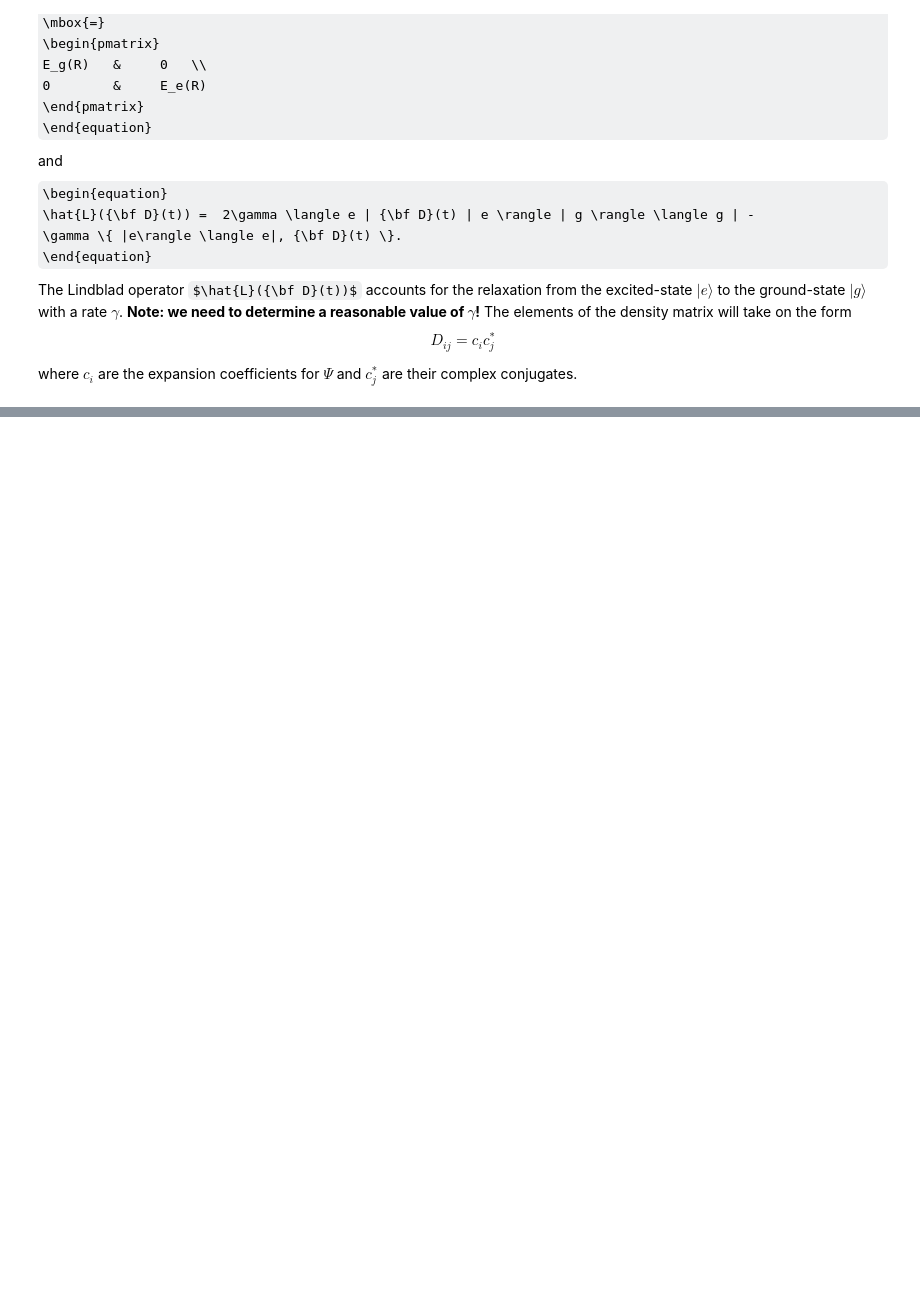
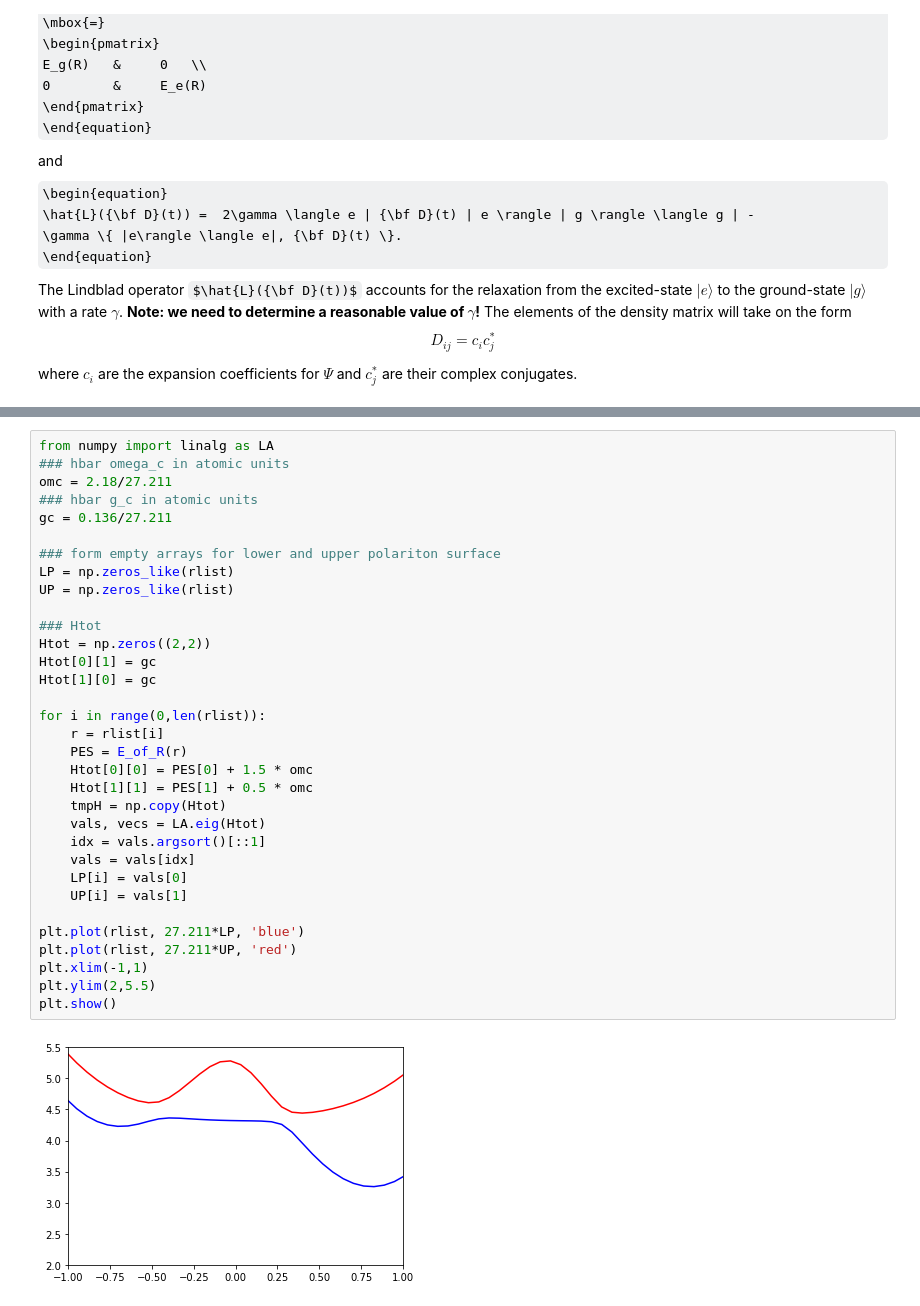
Before and after one commit to FoleyLab/PyCQED, a Jupyter notebook: Polariton_Hamiltonian.ipynb, the cells around one changed output, grey strips where cells are left out. Saved outputs shown, nothing was run; the diff lists cells and outputs as text; some formulas as TeX source; blank space fills up the shorter version.

```diff
--- a/Polariton_Hamiltonian.ipynb
+++ b/Polariton_Hamiltonian.ipynb
@@ -227,0 +283,35 @@ plt.show()
+# %%
+from numpy import linalg as LA
+### hbar omega_c in atomic units
+omc = 2.18/27.211
+### hbar g_c in atomic units
+gc = 0.136/27.211
+
+### form empty arrays for lower and upper polariton surface
+LP = np.zeros_like(rlist)
+UP = np.zeros_like(rlist)
+
+### Htot
+Htot = np.zeros((2,2))
+Htot[0][1] = gc
+Htot[1][0] = gc
+
+for i in range(0,len(rlist)):
+    r = rlist[i]
+    PES = E_of_R(r)
+    Htot[0][0] = PES[0] + 1.5 * omc
+    Htot[1][1] = PES[1] + 0.5 * omc
+    tmpH = np.copy(Htot)
+    vals, vecs = LA.eig(Htot)
+    idx = vals.argsort()[::1]
+    vals = vals[idx]
+    LP[i] = vals[0]
+    UP[i] = vals[1]
+
+plt.plot(rlist, 27.211*LP, 'blue')
+plt.plot(rlist, 27.211*UP, 'red')
+plt.xlim(-1,1)
+plt.ylim(2,5.5)
+plt.show()
+# %% [output]
+[figure, added]
```
Also changed, not shown: parts of 6 cells of this notebook, 1 other file.
